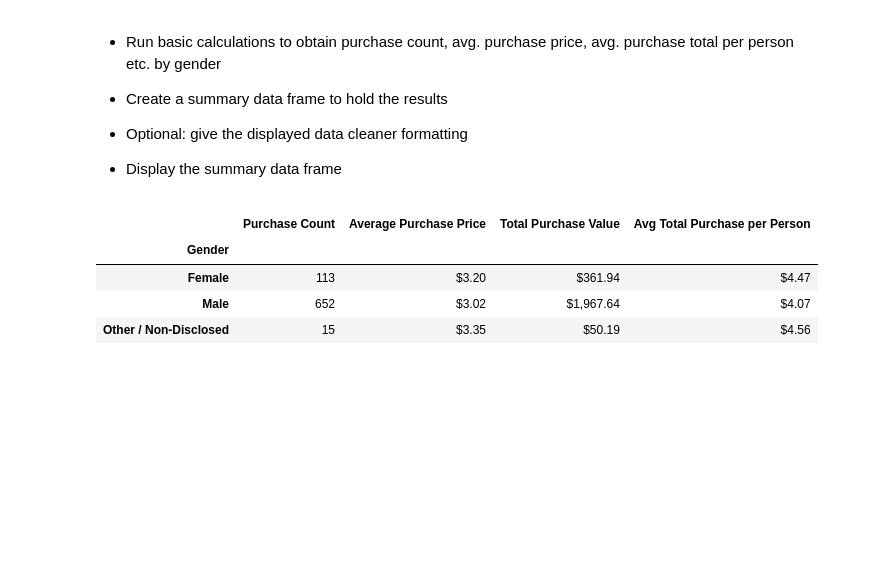
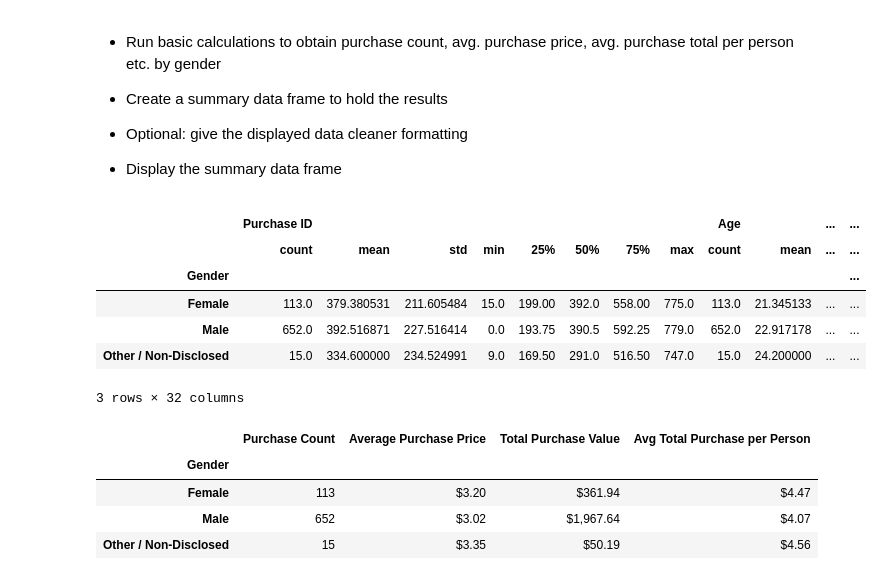
Before and after one commit to i-am-phoenix/heroe_of_pymoli_game_analysis, a Jupyter notebook: HeroesOfPymoli/HeroesOfPymoli_starter.ipynb, the cells around one changed output. Drawn from its saved outputs; the diff is of its cells as text; code cells hidden in the pictures; blank space fills up the shorter version.

Commit message:
HeroesOfPymoli: Completed Gender Demographics stats calculations

```diff
--- a/HeroesOfPymoli/HeroesOfPymoli_starter.ipynb
+++ b/HeroesOfPymoli/HeroesOfPymoli_starter.ipynb
@@ -139,6 +146,16 @@ smry_df
 
 
 * Display the summary data frame
+# %%
+purchase_data.groupby(['Gender']).describe()
+# %% [output]
+|  | Purchase ID |  |  |  |  |  |  |  | Age |  | ... | ... |
+|  | count | mean | std | min | 25% | 50% | 75% | max | count | mean | ... | ... |
+| Gender |  |  |  |  |  |  |  |  |  |  |  | ... |
+| Female | 113.0 | 379.380531 | 211.605484 | 15.0 | 199.00 | 392.0 | 558.00 | 775.0 | 113.0 | 21.345133 | ... | ... |
+| Male | 652.0 | 392.516871 | 227.516414 | 0.0 | 193.75 | 390.5 | 592.25 | 779.0 | 652.0 | 22.917178 | ... | ... |
+| Other / Non-Disclosed | 15.0 | 334.600000 | 234.524991 | 9.0 | 169.50 | 291.0 | 516.50 | 747.0 | 15.0 | 24.200000 | ... | ... |
+3 rows × 32 columns
 # %%
 # %% [output]
 |  | Purchase Count | Average Purchase Price | Total Purchase Value | Avg Total Purchase per Person |
```
Also changed, not shown: parts of 3 cells of this notebook.
